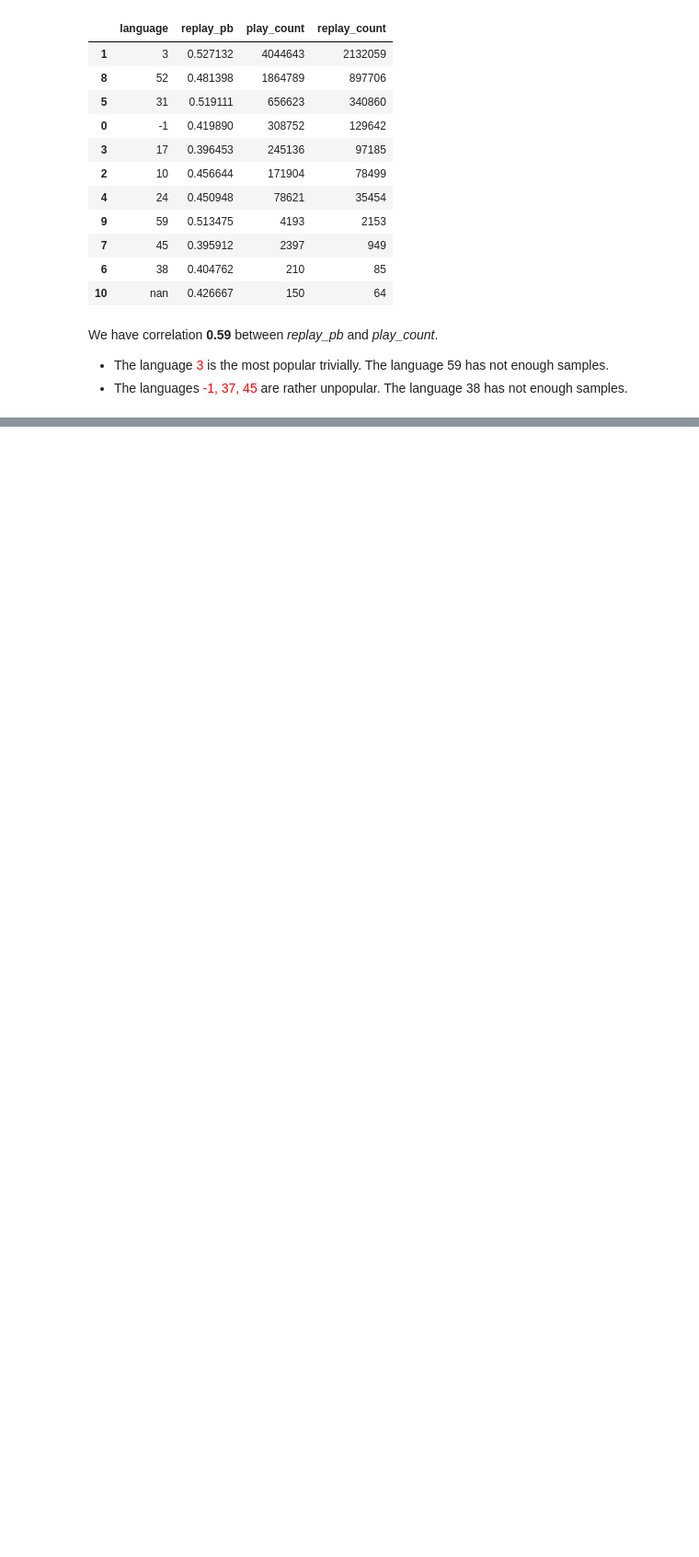
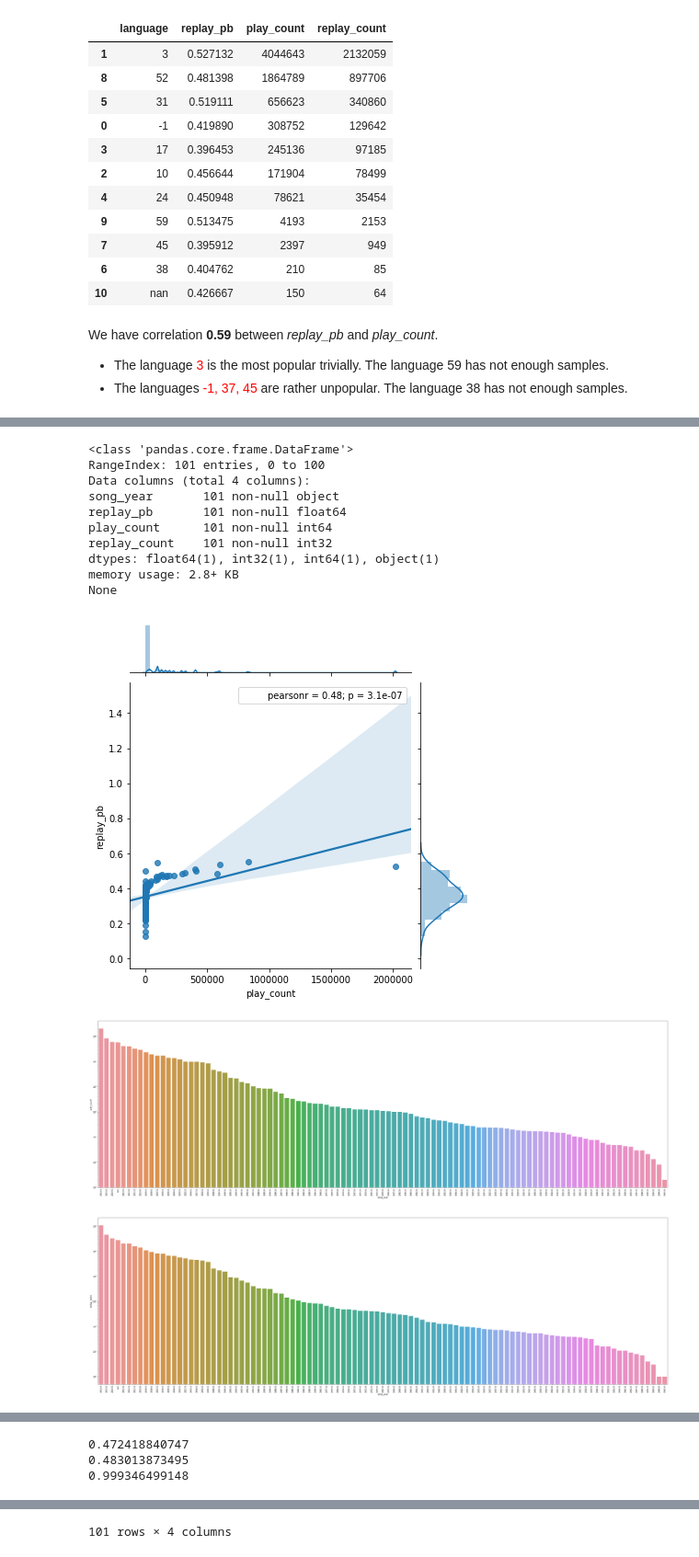
Before and after one commit to dsmilab/WSDM2018-KKBox-MRC, a Jupyter notebook: exploration_song.ipynb, the cells around one changed output, grey strips where cells are left out. Shown at 92% size. Drawn from its saved outputs; the diff is of its cells as text; code cells hidden in the pictures; blank space fills up the shorter version.

```diff
--- a/exploration_song.ipynb
+++ b/exploration_song.ipynb
@@ -401,0 +457,44 @@ We have correlation **0.59** between *replay_pb* and *play_count*.
+# %%
+song_year_df = train_df[['song_year', 'target']].groupby('song_year').agg(['mean', 'count']).reset_index()
+song_year_df.columns = ['song_year', 'replay_pb', 'play_count']
+song_year_df['replay_count'] = (song_year_df['replay_pb'] * song_year_df['play_count']).astype(np.int32)
+
+print(song_year_df.info())
+plt.figure(figsize=(50, 15))
+plt.xticks(rotation=90)
+g = sns.barplot(x='song_year', y='play_count', data=song_year_df.sort_values(by=['play_count'], ascending=False))
+g.set_yscale('log', nonposy='clip')
+plt.show()
+
+plt.figure(figsize=(50, 15))
+plt.xticks(rotation=90)
+g = sns.barplot(x='song_year', y='replay_count', data=song_year_df.sort_values(by=['replay_count'], ascending=False))
+g.set_yscale('log', nonposy='clip')
+plt.show()
+
+plt.figure(figsize=(50, 15))
+plt.xticks(rotation=90)
+sns.barplot(x='song_year', y='replay_pb', data=song_year_df.sort_values(by=['replay_count'], ascending=False))
+plt.show()
+
+print(song_year_df['replay_count'].corr(song_year_df['replay_pb']))
+print(song_year_df['play_count'].corr(song_year_df['replay_pb']))
+print(song_year_df['play_count'].corr(song_year_df['replay_count']))
+
+sns.jointplot(x="play_count", y="replay_pb", data=song_year_df, kind="reg", ylim=(0 ,1))
+plt.show()
+song_year_df.sort_values(by=['play_count'], ascending=False)
+# %% [output]
+<class 'pandas.core.frame.DataFrame'>
+RangeIndex: 101 entries, 0 to 100
+Data columns (total 4 columns):
+song_year       101 non-null object
+replay_pb       101 non-null float64
+play_count      101 non-null int64
+replay_count    101 non-null int32
+dtypes: float64(1), int32(1), int64(1), object(1)
+memory usage: 2.8+ KB
+None
+[figure, added]
+[figure, added]
+[figure, added]
@@ -401,0 +502,3 @@ We have correlation **0.59** between *replay_pb* and *play_count*.
+0.472418840747
+0.483013873495
+0.999346499148
@@ -401,0 +523 @@ We have correlation **0.59** between *replay_pb* and *play_count*.
+101 rows × 4 columns
```
Also changed, not shown: parts of 16 cells of this notebook.
